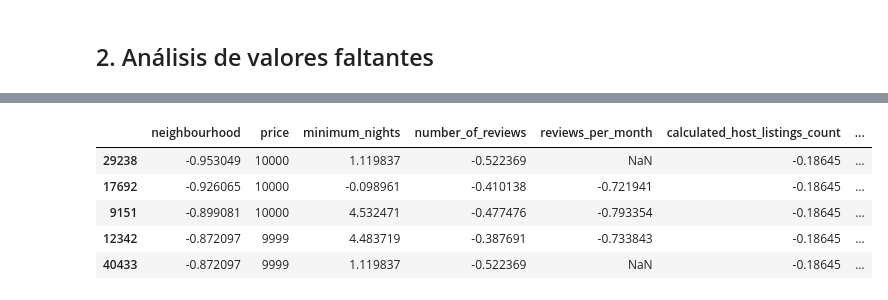
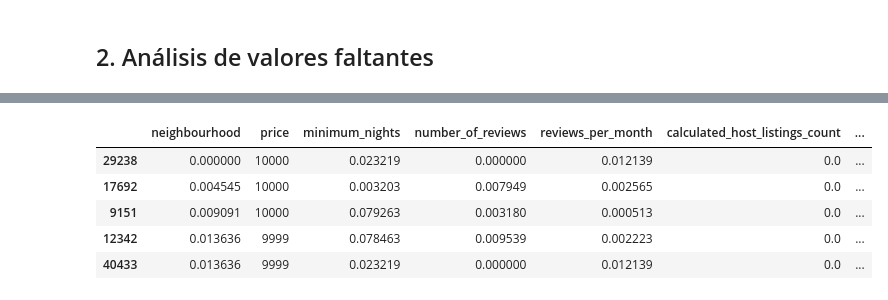
Before and after one commit to Alfonso-wav/EDA_1, a Jupyter notebook: src/explore.ipynb, the cells around one changed output, grey strips where cells are left out. Drawn from its saved outputs; the diff is of its cells as text; code cells hidden in the pictures.

```diff
--- a/src/explore.ipynb
+++ b/src/explore.ipynb
@@ -61,25 +61,6 @@ See the caveats in the documentation: https://pandas.pydata.org/pandas-docs/stab
 | 2 | Manhattan | Harlem | 40.80902 | -73.94190 | Private room | 150 | 3 | ... |
 | 3 | Brooklyn | Clinton Hill | 40.68514 | -73.95976 | Entire home/apt | 89 | 1 | ... |
 | 4 | Manhattan | East Harlem | 40.79851 | -73.94399 | Entire home/apt | 80 | 10 | ... |
-# %%
-# Lista de columnas a excluir
-excluded_columns = ['number_of_reviews', 'reviews_per_month', 'availability_365']
-
-# Calcula la proporción de ceros por fila
-row_zero_percentage = (total_data.drop(columns=excluded_columns) == 0).mean(axis=1)
-
-# Identifica las filas con menos del 70% de ceros
-threshold = 0.7
-rows_to_replace = total_data[row_zero_percentage < threshold]
-
-# Itera sobre las filas para sustituir los valores
-for index, row in rows_to_replace.iterrows():
-    # Itera sobre las columnas para sustituir los valores
-    for column in total_data.columns:
-        if column not in excluded_columns and row[column] == 0:
-            # Sustituye el valor por la mediana de la columna
-            median_value = total_data[column].median()
-            total_data.at[index, column] = median_value
 # %% [markdown]
 ## 2. Análisis uni-variante
 # %%
@@ -248,0 +245,5 @@ total_data.describe()
+# %%
+total_data["reviews_per_month"].fillna(total_data["reviews_per_month"].median(), inplace = True)
+
+
+total_data.isnull().sum()
@@ -249,17 +263,17 @@ total_data.describe()
 # %%
-from sklearn.preprocessing import StandardScaler
+from sklearn.preprocessing import MinMaxScaler
 
 num_variables = ["neighbourhood", "price","minimum_nights",	"number_of_reviews", "reviews_per_month", "calculated_host_listings_count", "availability_365",	"room_type_num", "neighbourhood_group_num"]
 
-scaler = StandardScaler()
+scaler = MinMaxScaler()
 norm_features = scaler.fit_transform(total_data[num_variables])
 total_data_norm = pd.DataFrame(norm_features, index = total_data.index, columns = num_variables)
 total_data_norm["price"] = total_data["price"]
 total_data_norm.head()
 # %% [output]
 |  | neighbourhood | price | minimum_nights | number_of_reviews | reviews_per_month | calculated_host_listings_count | ... |
-| 29238 | -0.953049 | 10000 | 1.119837 | -0.522369 | NaN | -0.18645 | ... |
-| 17692 | -0.926065 | 10000 | -0.098961 | -0.410138 | -0.721941 | -0.18645 | ... |
-| 9151 | -0.899081 | 10000 | 4.532471 | -0.477476 | -0.793354 | -0.18645 | ... |
-| 12342 | -0.872097 | 9999 | 4.483719 | -0.387691 | -0.733843 | -0.18645 | ... |
-| 40433 | -0.872097 | 9999 | 1.119837 | -0.522369 | NaN | -0.18645 | ... |
+| 29238 | 0.000000 | 10000 | 0.023219 | 0.000000 | 0.012139 | 0.0 | ... |
+| 17692 | 0.004545 | 10000 | 0.003203 | 0.007949 | 0.002565 | 0.0 | ... |
+| 9151 | 0.009091 | 10000 | 0.079263 | 0.003180 | 0.000513 | 0.0 | ... |
+| 12342 | 0.013636 | 9999 | 0.078463 | 0.009539 | 0.002223 | 0.0 | ... |
+| 40433 | 0.013636 | 9999 | 0.023219 | 0.000000 | 0.012139 | 0.0 | ... |
```
Also changed, not shown: parts of 6 cells of this notebook, 2 other files.
